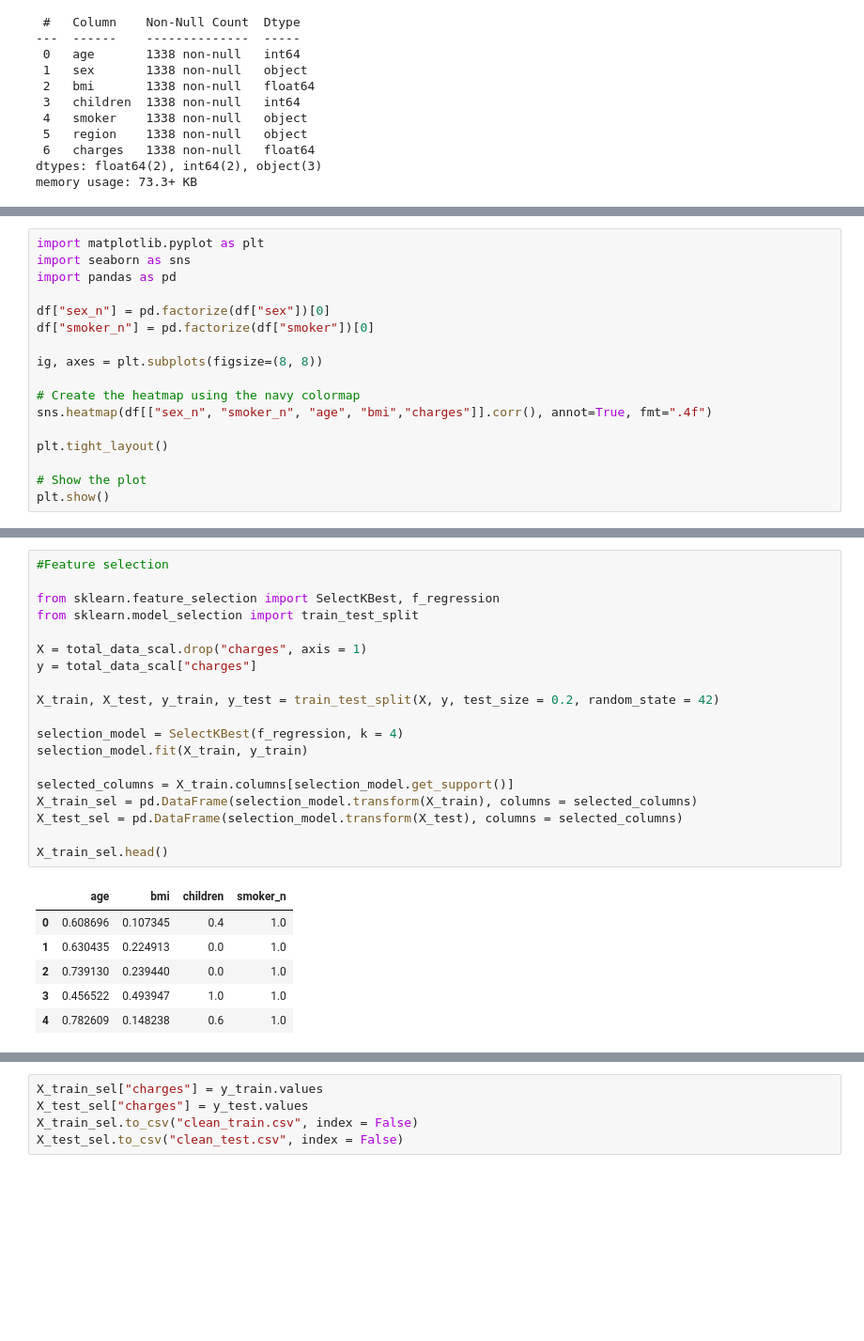
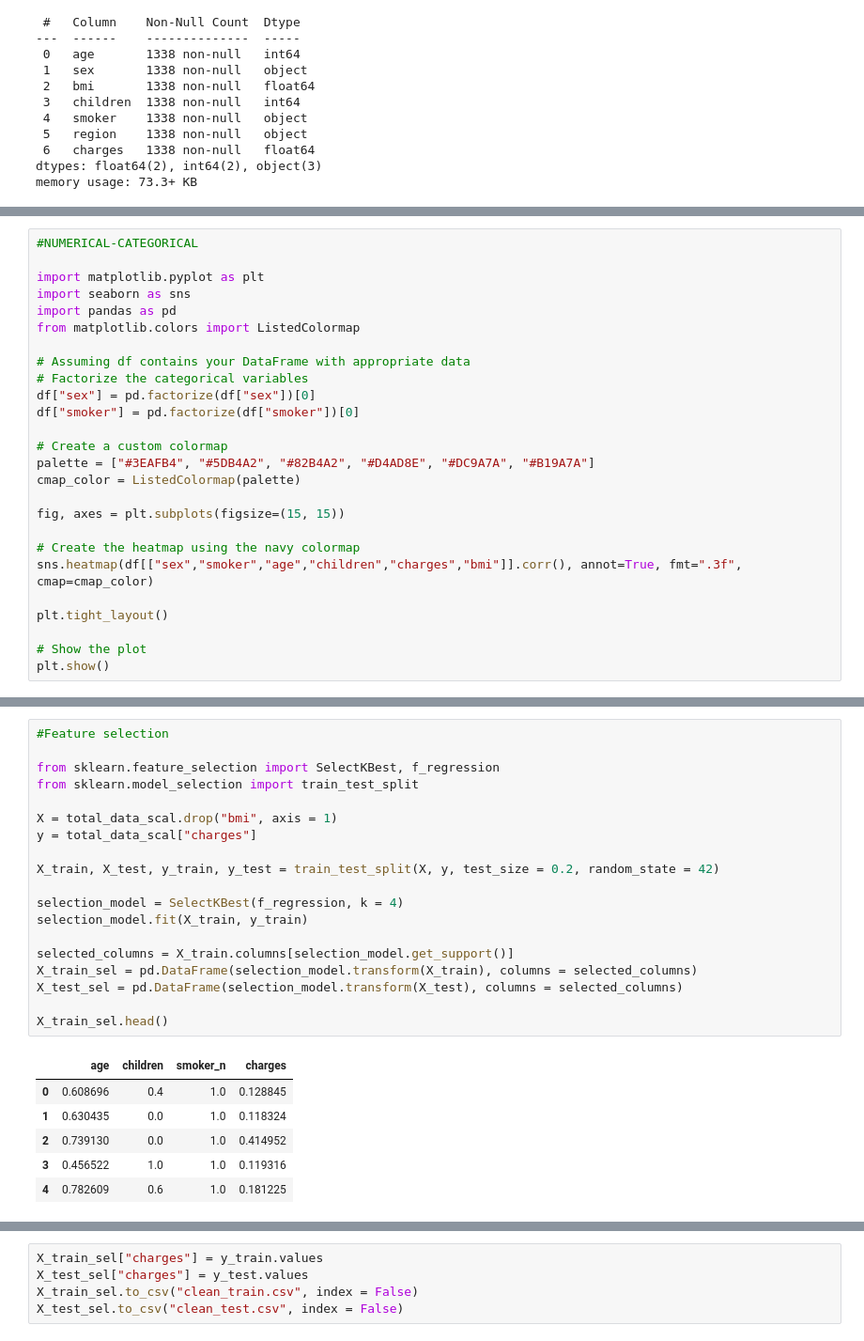
Before and after one commit to PazReumante/linear-regression-project-tutorial, a Jupyter notebook: explore.ipynb, the cells around one changed output, grey strips where cells are left out. Shown at 94% size. Drawn from its saved outputs; the diff is of its cells as text; blank space fills up the shorter version.

```diff
--- a/explore.ipynb
+++ b/explore.ipynb
@@ -106,15 +124,24 @@ plt.show()
 # %%
+#NUMERICAL-CATEGORICAL
+
 import matplotlib.pyplot as plt
 import seaborn as sns
 import pandas as pd
+from matplotlib.colors import ListedColormap
 
-df["sex_n"] = pd.factorize(df["sex"])[0]
-df["smoker_n"] = pd.factorize(df["smoker"])[0]
+# Assuming df contains your DataFrame with appropriate data
+# Factorize the categorical variables
+df["sex"] = pd.factorize(df["sex"])[0]
+df["smoker"] = pd.factorize(df["smoker"])[0]
 
-ig, axes = plt.subplots(figsize=(8, 8))
+# Create a custom colormap
+palette = ["#3EAFB4", "#5DB4A2", "#82B4A2", "#D4AD8E", "#DC9A7A", "#B19A7A"]
+cmap_color = ListedColormap(palette)
+
+fig, axes = plt.subplots(figsize=(15, 15))
 
 # Create the heatmap using the navy colormap
-sns.heatmap(df[["sex_n", "smoker_n", "age", "bmi","charges"]].corr(), annot=True, fmt=".4f")
+sns.heatmap(df[["sex","smoker","age","children","charges","bmi"]].corr(), annot=True, fmt=".3f", cmap=cmap_color)
 
 plt.tight_layout()
 
@@ -188,26 +219,26 @@ total_data_scal.head()
 # %%
 #Feature selection
 
 from sklearn.feature_selection import SelectKBest, f_regression
 from sklearn.model_selection import train_test_split
 
-X = total_data_scal.drop("charges", axis = 1)
+X = total_data_scal.drop("bmi", axis = 1)
 y = total_data_scal["charges"]
 
 X_train, X_test, y_train, y_test = train_test_split(X, y, test_size = 0.2, random_state = 42)
 
 selection_model = SelectKBest(f_regression, k = 4)
 selection_model.fit(X_train, y_train)
 
 selected_columns = X_train.columns[selection_model.get_support()]
 X_train_sel = pd.DataFrame(selection_model.transform(X_train), columns = selected_columns)
 X_test_sel = pd.DataFrame(selection_model.transform(X_test), columns = selected_columns)
 
 X_train_sel.head()
 # %% [output]
-|  | age | bmi | children | smoker_n |
-| 0 | 0.608696 | 0.107345 | 0.4 | 1.0 |
-| 1 | 0.630435 | 0.224913 | 0.0 | 1.0 |
-| 2 | 0.739130 | 0.239440 | 0.0 | 1.0 |
-| 3 | 0.456522 | 0.493947 | 1.0 | 1.0 |
-| 4 | 0.782609 | 0.148238 | 0.6 | 1.0 |
+|  | age | children | smoker_n | charges |
+| 0 | 0.608696 | 0.4 | 1.0 | 0.128845 |
+| 1 | 0.630435 | 0.0 | 1.0 | 0.118324 |
+| 2 | 0.739130 | 0.0 | 1.0 | 0.414952 |
+| 3 | 0.456522 | 1.0 | 1.0 | 0.119316 |
+| 4 | 0.782609 | 0.6 | 1.0 | 0.181225 |
```
Also changed, not shown: parts of 17 cells of this notebook.
